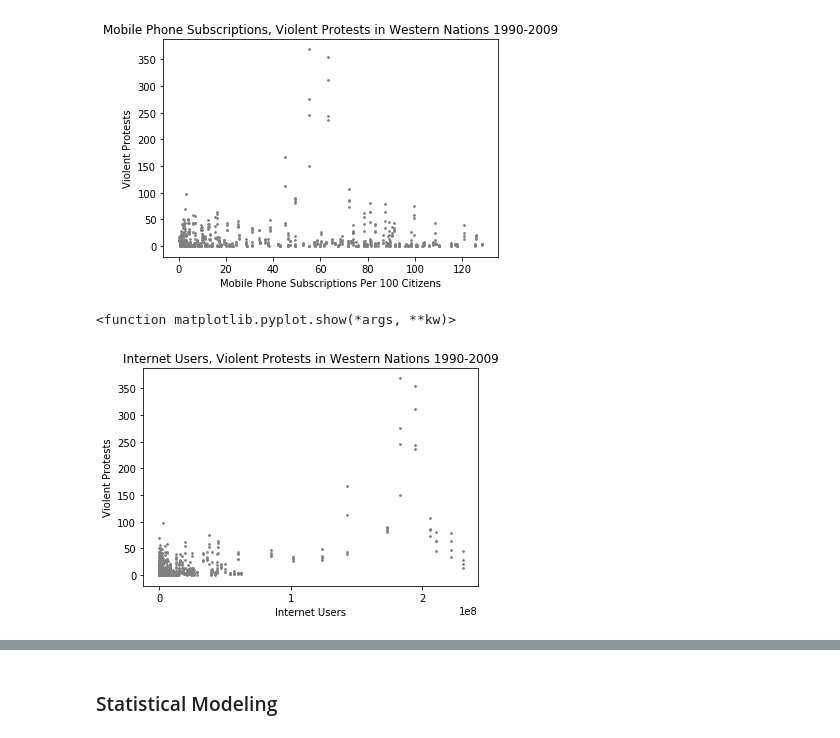
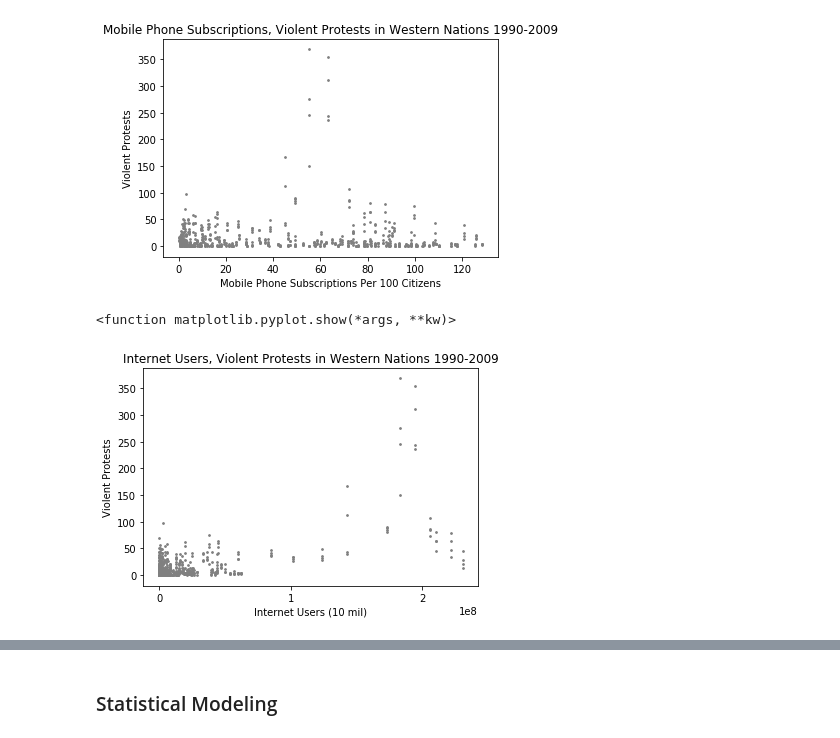
Before and after one commit to ethan-wit/Scientific-Computing, a Jupyter notebook: Final Project Github/Final Project.ipynb, the cells around one changed output, grey strips where cells are left out. Drawn from its saved outputs; the diff is of its cells as text; code cells hidden in the pictures.

```diff
--- a/Final Project Github/Final Project.ipynb
+++ b/Final Project Github/Final Project.ipynb
@@ -135,16 +217,16 @@ plt.show
 # %%
 #Cross-sectional percent of internet users, violent protests
 
 for k, num_vprotests in enumerate(country_vprotests):
 
     plt.scatter(internet_users[k], num_vprotests, s=3, color='grey')
 
-plt.xlabel('Internet Users')
+plt.xlabel('Internet Users (10 mil)')
 plt.ylabel('Violent Protests')
 plt.title('Internet Users, Violent Protests in Western Nations 1990-2009')
 plt.xticks(np.arange(0, 300000000, 100000000))
 
 plt.show
 # %% [output]
 <function matplotlib.pyplot.show(*args, **kw)>
-[figure, old version]
+[figure, new version]
```
Also changed, not shown: parts of 9 cells of this notebook, 2 other files.
